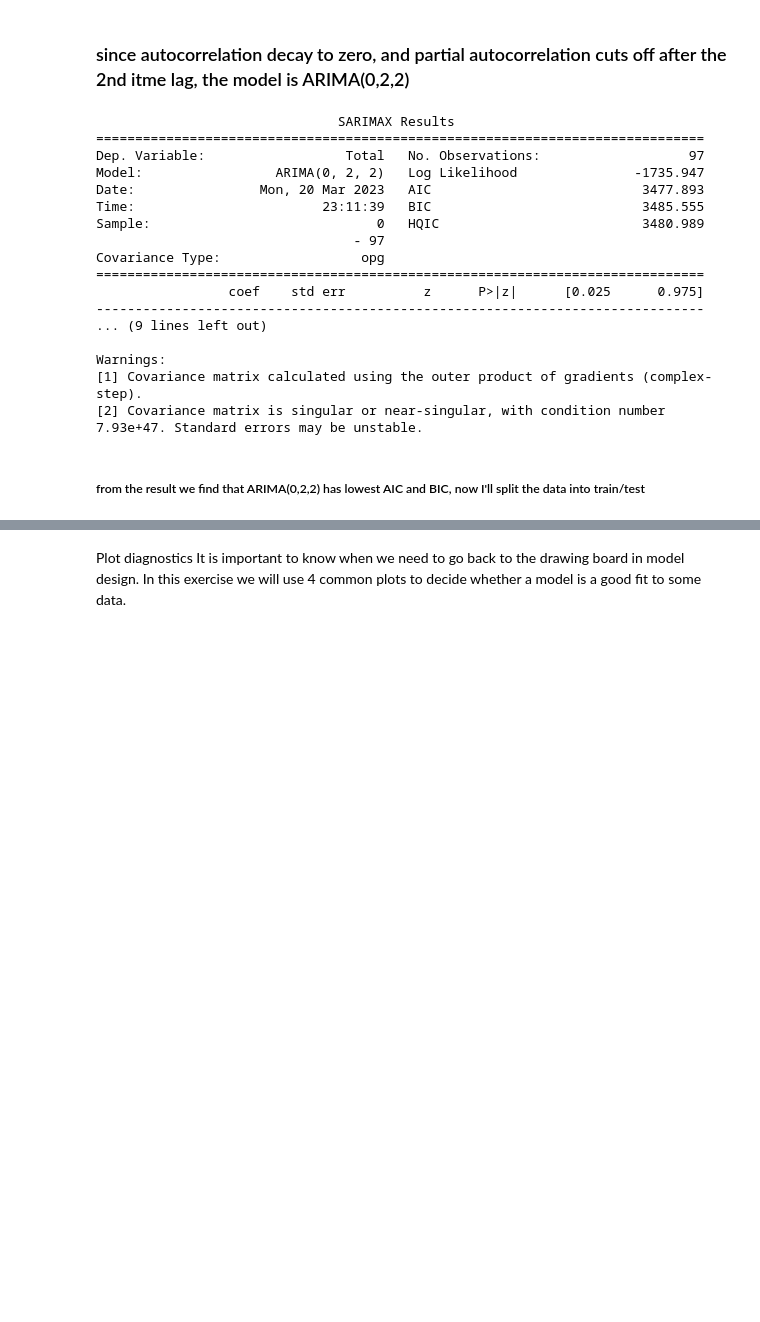
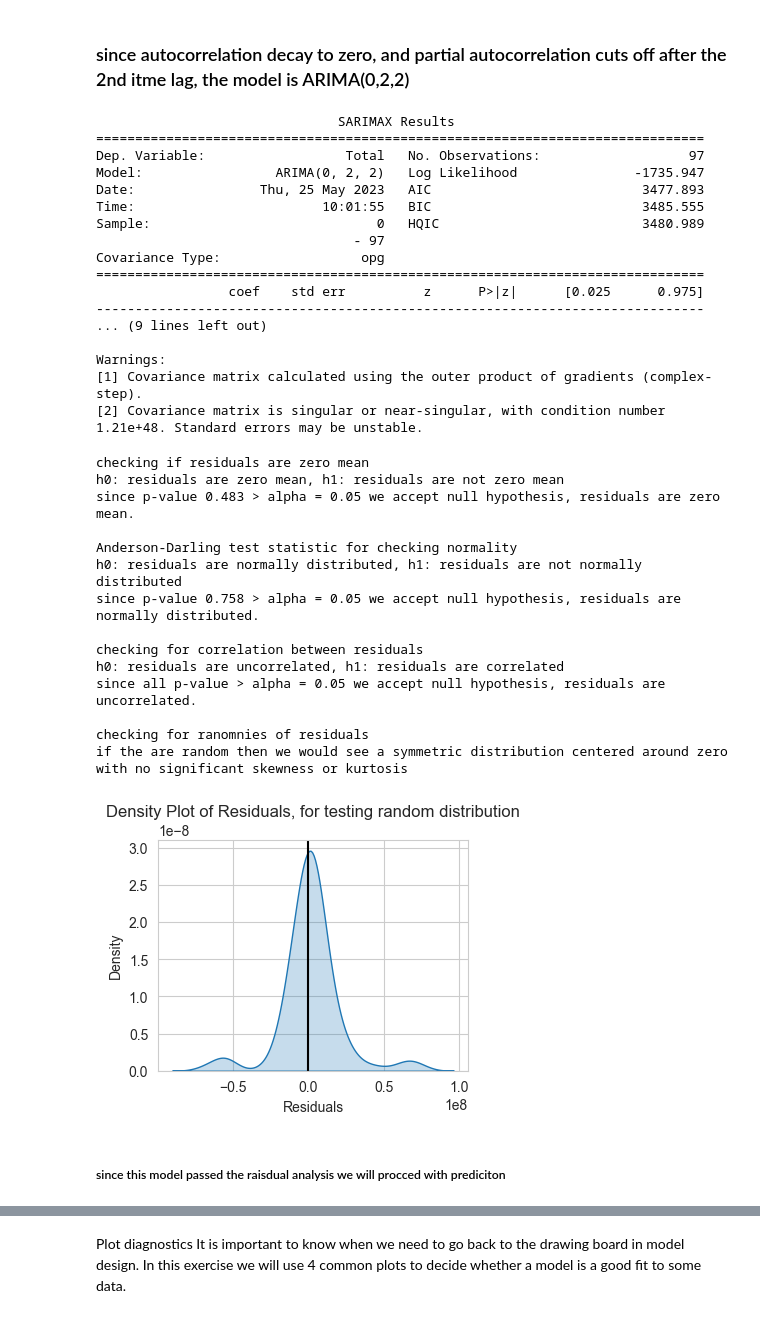
Before and after one commit to NawafR/Time_Series_ARIMA, a Jupyter notebook: final_graduation_Project_.ipynb, the cells around one changed output, grey strips where cells are left out. Saved outputs shown, nothing was run; the diff lists cells and outputs as text; code cells hidden in the pictures; blank space fills up the shorter version.

```diff
--- a/final_graduation_Project_.ipynb
+++ b/final_graduation_Project_.ipynb
@@ -170,14 +244,15 @@ def assess_arima(model):
 # %% [markdown]
 <h3> since autocorrelation decay to zero, and partial autocorrelation cuts off after the 2nd itme lag, the model is ARIMA(0,2,2)
 # %%
-print(ARIMA(clean_POS, order=(0,2,2)).fit().summary())
+model = ARIMA(clean_POS, order=(0,2,2)).fit()
+print(model.summary())
 # %% [output]
                                SARIMAX Results
 ==============================================================================
 Dep. Variable:                  Total   No. Observations:                   97
 Model:                 ARIMA(0, 2, 2)   Log Likelihood               -1735.947
-Date:                Mon, 20 Mar 2023   AIC                           3477.893
-Time:                        23:11:39   BIC                           3485.555
+Date:                Thu, 25 May 2023   AIC                           3477.893
+Time:                        10:01:55   BIC                           3485.555
 Sample:                             0   HQIC                          3480.989
                                  - 97
 Covariance Type:                  opg
@@ -188,4 +263,4 @@ Covariance Type:                  opg
 
 Warnings:
 [1] Covariance matrix calculated using the outer product of gradients (complex-step).
-[2] Covariance matrix is singular or near-singular, with condition number 7.93e+47. Standard errors may be unstable.
+[2] Covariance matrix is singular or near-singular, with condition number 1.21e+48. Standard errors may be unstable.
@@ -194,2 +266,0 @@ Warnings:
-# %% [markdown]
-<h5> from the result we find that ARIMA(0,2,2) has lowest AIC and BIC, now I'll split the data into train/test
@@ -213,3 +267,23 @@ def KPI(test_data,y_pred):
+# %%
+residual_analysis(model.resid)
+# %% [output]
+checking if residuals are zero mean
+h0: residuals are zero mean, h1: residuals are not zero mean
+since p-value 0.483 > alpha = 0.05 we accept null hypothesis, residuals are zero mean.
+
+Anderson-Darling test statistic for checking normality
+h0: residuals are normally distributed, h1: residuals are not normally distributed
+since p-value 0.758 > alpha = 0.05 we accept null hypothesis, residuals are normally distributed.
+
+checking for correlation between residuals
+h0: residuals are uncorrelated, h1: residuals are correlated
+since all p-value > alpha = 0.05 we accept null hypothesis, residuals are uncorrelated.
+
+checking for ranomnies of residuals
+if the are random then we would see a symmetric distribution centered around zero with no significant skewness or kurtosis
+[figure, added]
+# %% [markdown]
+<h5> since this model passed the raisdual analysis we will procced with prediciton
 # %%
 split_index = int(0.80 * len(clean_POS))
 train_data = clean_POS.iloc[:split_index, :]
```
Also changed, not shown: parts of 30 cells of this notebook.
